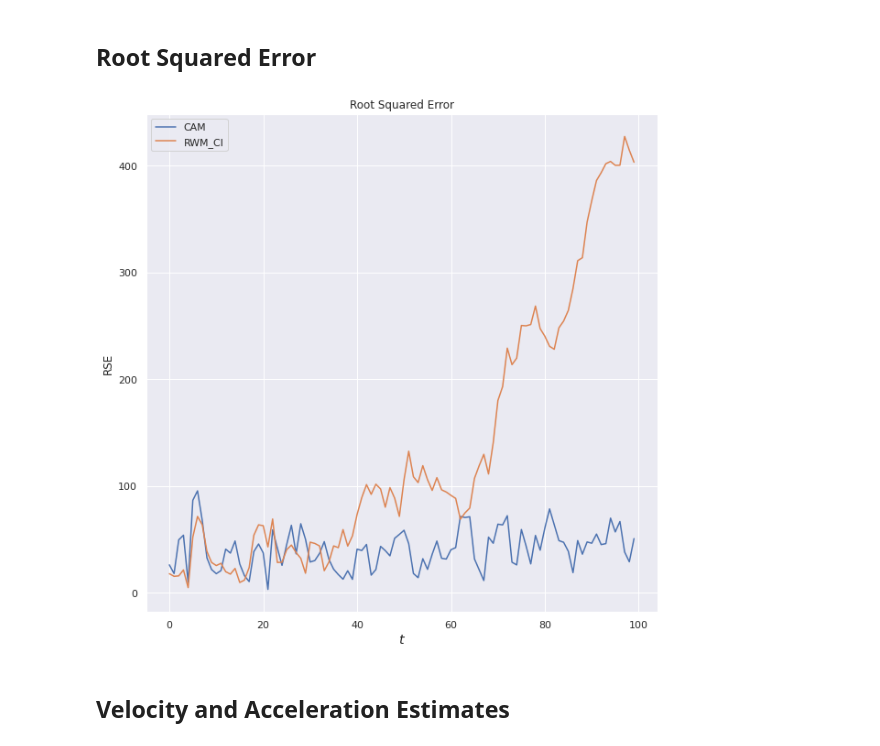
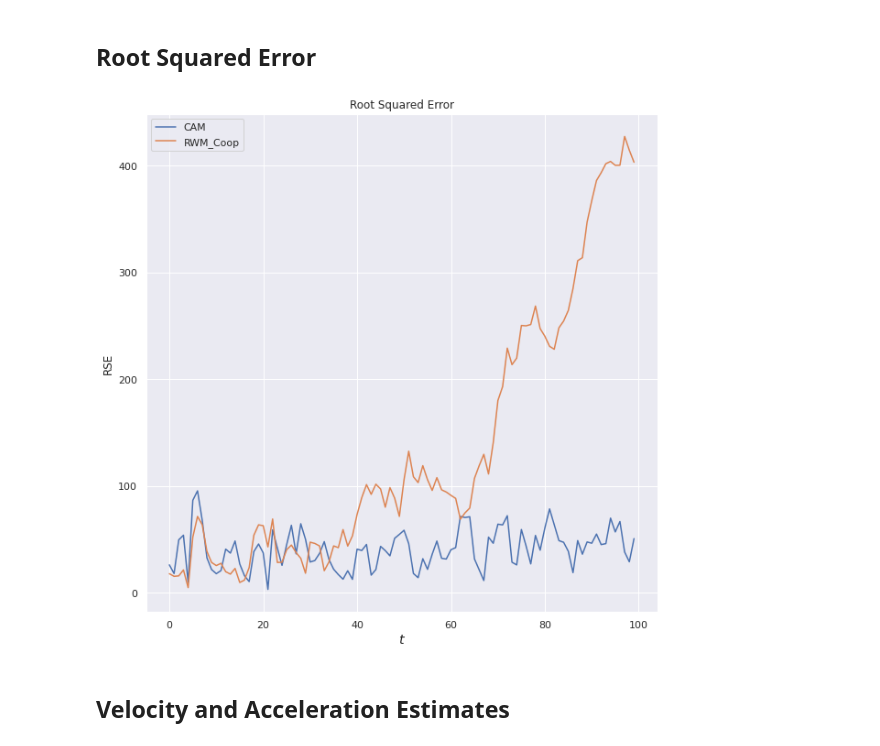
Before and after one commit to maiquang/maithanh-thesis-src, a Jupyter notebook: maithanh_kf2.ipynb, the cells around one changed output. Saved outputs shown, nothing was run; the diff lists cells and outputs as text; code cells hidden in the pictures.

```diff
--- a/maithanh_kf2.ipynb
+++ b/maithanh_kf2.ipynb
@@ -221,38 +221,38 @@ for yt in traj.Y.T:
     kf_cam.log()
 
     # KF update befor CI
-    kf_ci.predict()
-    kf_ci.update(yt)
+    kf_coop.predict()
+    kf_coop.update(yt)
 
     # Marginal distribution for x_1, x_2 from CAM
     mu_cam = kf_cam.x[0:2]
     P_cam = kf_cam.P[0:2, 0:2]
 
-    mu_rwm = kf_ci.x
-    P_rwm = kf_ci.P
+    mu_old = kf_coop.x
+    P_old = kf_coop.P
 
-    mus = [mu_cam, mu_rwm]
-    covmats = [P_cam, P_rwm]
+    mus = [mu_cam, mu_old]
+    covmats = [P_cam, P_old]
 
     # Covariance Intersection
-    P_ciinv = np.zeros_like(P_rwm)
+    P_newinv = np.zeros_like(P_old)
     for M in covmats:
-        P_ciinv += np.linalg.inv(M)
-    P_ci = np.linalg.inv(1/len(covmats) * P_ciinv)
+        P_newinv += np.linalg.inv(M)
+    P_new = np.linalg.inv(1/len(covmats) * P_newinv)
 
-    mu_ci = np.zeros_like(mu_rwm)
+    mu_new = np.zeros_like(mu_old)
     for mu, M in zip(mus, covmats):
-        mu_ci += np.linalg.inv(M).dot(mu.T)
-    mu_ci = P_ci.dot(1/len(mus) * mu_ci)
+        mu_new += np.linalg.inv(M).dot(mu.T)
+    mu_new = P_new.dot(1/len(mus) * mu_new)
 
     # Update estimates
-    kf_ci.P = P_ci
-    kf_ci.x = mu_ci
-    kf_ci.log()
+    kf_coop.P = P_new
+    kf_coop.x = mu_new
+    kf_coop.log()
 
 log_rwm = np.array(kf_rwm.log_x)
 log_cam = np.array(kf_cam.log_x)
-log_ci = np.array(kf_ci.log_x)
+log_coop = np.array(kf_coop.log_x)
 # %% [markdown]
 # Plotting the  Results
 # %% [markdown]
@@ -295,19 +295,19 @@ plt.show()
 ## Root Squared Error
 # %%
 cam_rse = np.linalg.norm(traj.X[0:2] - log_cam[:, 0:2].T, axis=0)
-ci_rse = np.linalg.norm(traj.X[0:2] - log_ci[:, 0:2].T, axis=0)
+coop_rse = np.linalg.norm(traj.X[0:2] - log_coop[:, 0:2].T, axis=0)
 # %%
 plt.figure(figsize=(10, 10))
 plt.title("Root Squared Error")
 plt.plot(cam_rse, label="CAM")
-plt.plot(ci_rse, label="RWM_CI")
+plt.plot(coop_rse, label="RWM_Coop")
 plt.xlabel("$t$", fontsize="large")
 plt.ylabel("RSE")
 plt.legend()
 
 plt.show()
 # %% [output]
-[figure, old version]
+[figure, new version]
 # %% [markdown]
 ## Velocity and Acceleration Estimates
 # %%
```
Also changed, not shown: parts of 2 cells of this notebook.
